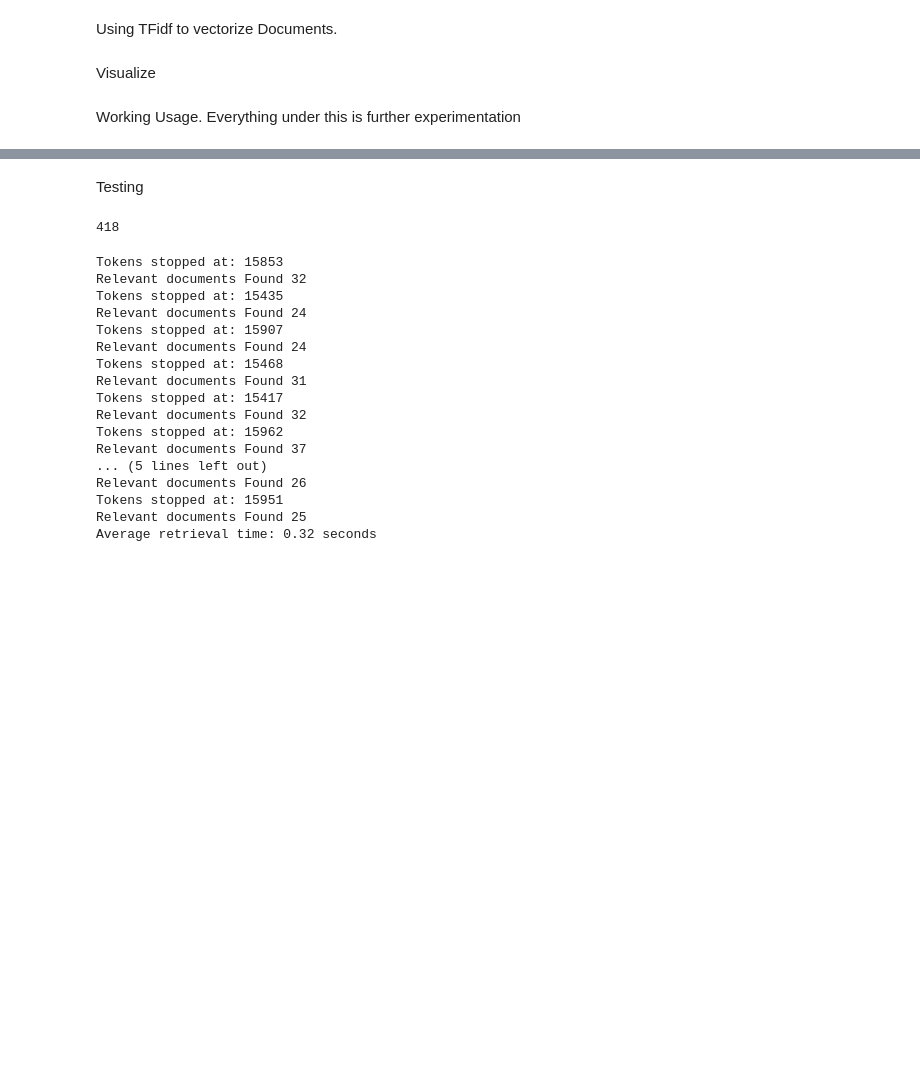
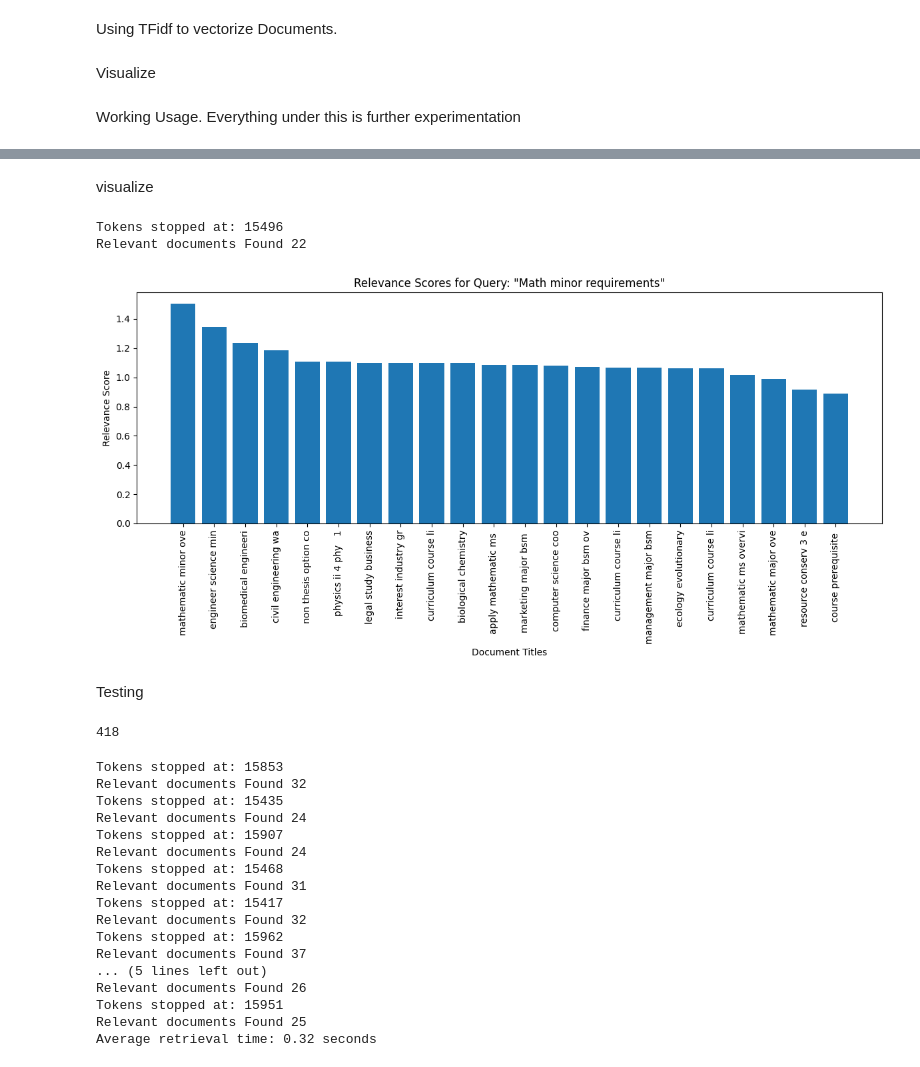
Before and after one commit to tulane-cmps6730/project-movies, a Jupyter notebook: notebooks/RAG.ipynb, the cells around one changed output, grey strips where cells are left out. Drawn from its saved outputs; the diff is of its cells as text; code cells hidden in the pictures; blank space fills up the shorter version.

```diff
--- a/notebooks/RAG.ipynb
+++ b/notebooks/RAG.ipynb
@@ -356,3 +356,29 @@ Retreival Time: 0.3244969844818115
+# %% [markdown]
+visualize
+# %%
+import matplotlib.pyplot as plt
+
+def visualize_relevance_scores(query, retrieved_documents):
+    document_titles = [doc[:20] for doc, score in retrieved_documents]
+    relevance_scores = [score for doc, score in retrieved_documents]
+
+    plt.figure(figsize=(12, 6))
+    plt.bar(range(len(document_titles)), relevance_scores, align='center')
+    plt.xticks(range(len(document_titles)), document_titles, rotation=90)
+    plt.xlabel('Document Titles')
+    plt.ylabel('Relevance Score')
+    plt.title(f'Relevance Scores for Query: "{query}"')
+    plt.tight_layout()
+    plt.show()
+
+# Example usage
+query = "Math minor requirements"
+retrieved_documents = retrieve(query, vectorizer, tfidf_matrix, chunked_docs)
+visualize_relevance_scores(query, retrieved_documents)
+# %% [output]
+Tokens stopped at: 15496
+Relevant documents Found 22
+[figure, added]
 # %% [markdown]
 Testing
 # %%
```
Also changed, not shown: parts of 2 cells of this notebook, 1 other file.
